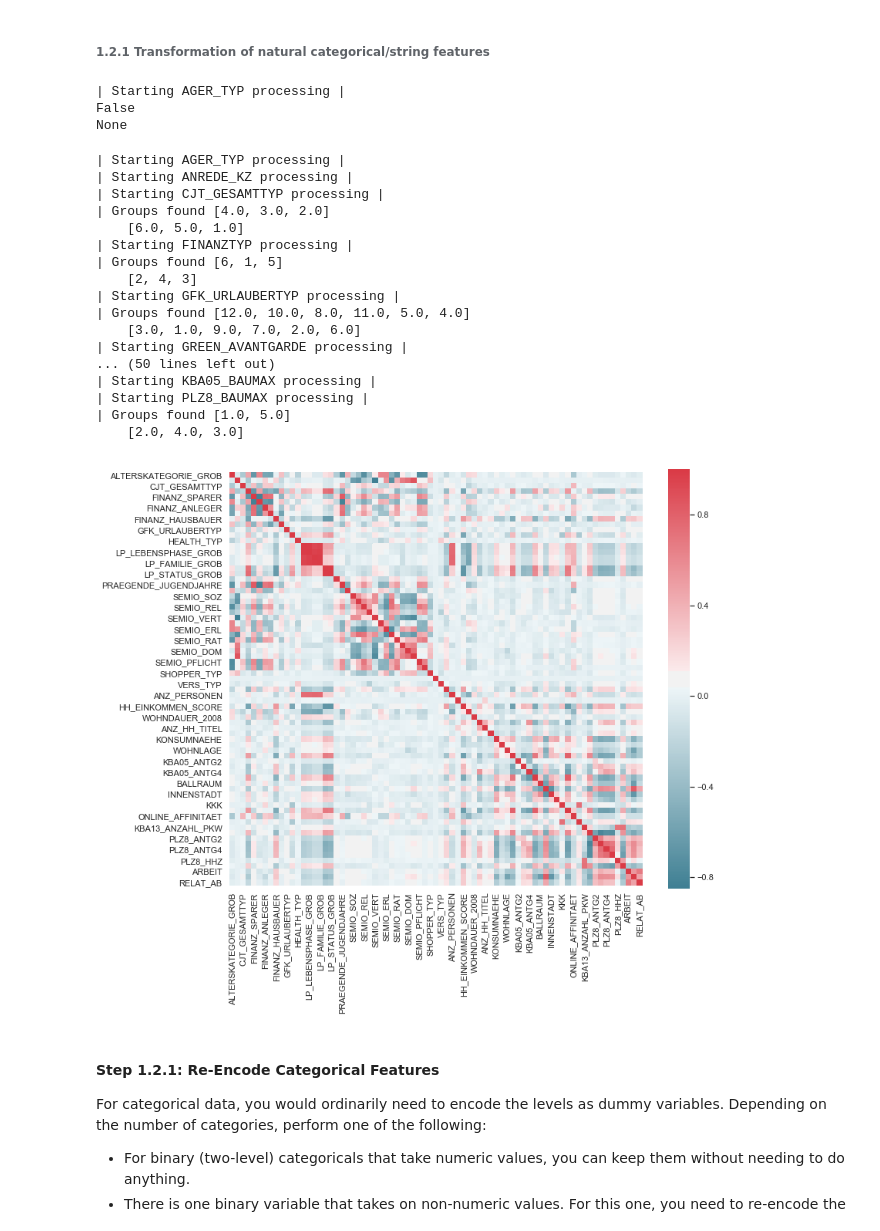
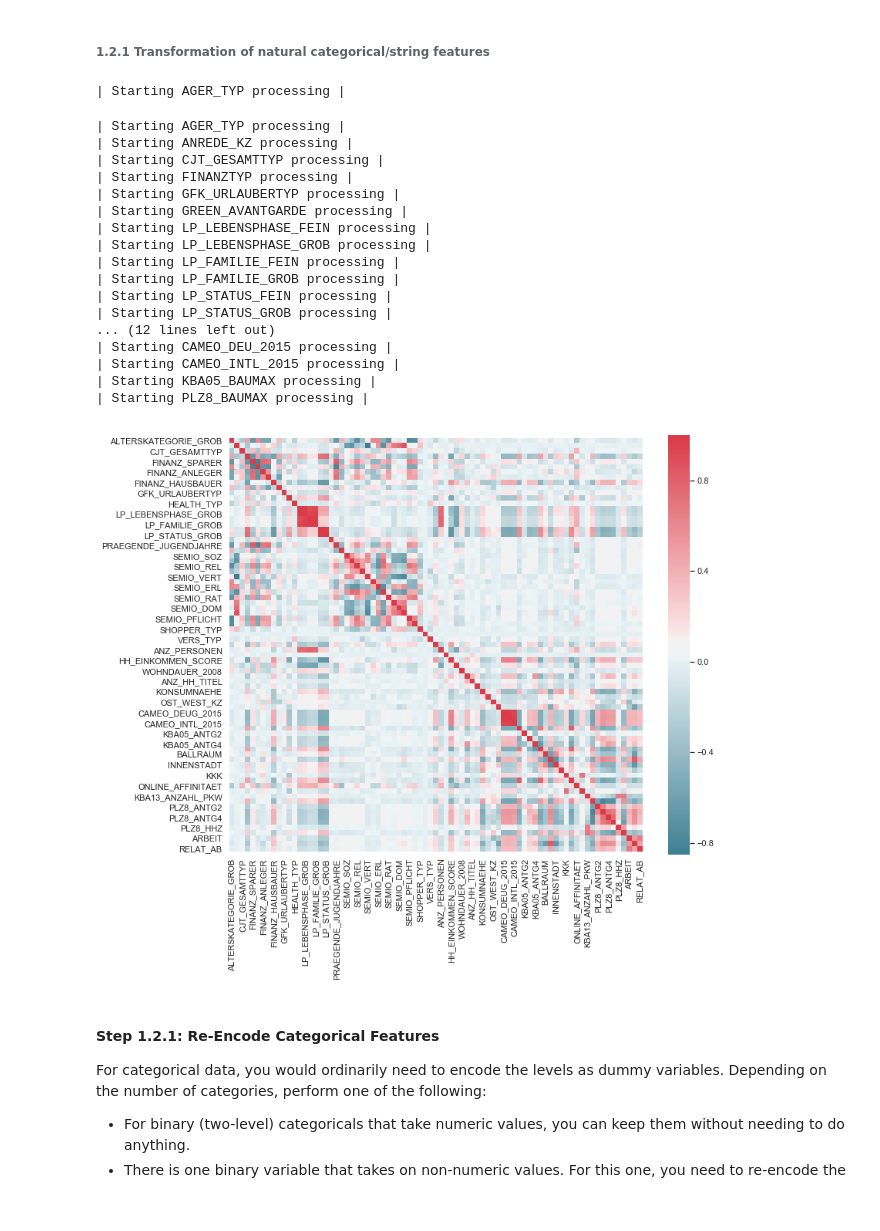
Before and after one commit to ManuelMartin11/arvato, a Jupyter notebook: arvato.ipynb, the cells around one changed output. Drawn from its saved outputs; the diff is of its cells as text; code cells hidden in the pictures.

```diff
--- a/arvato.ipynb
+++ b/arvato.ipynb
@@ -42,7 +42,7 @@ To start off with, load in the demographics data for the general population into
 Once the dataset is loaded, it's recommended that you take a little bit of time just browsing the general structure of the dataset and feature summary file. You'll be getting deep into the innards of the cleaning in the first major step of the project, so gaining some general familiarity can help you get your bearings.
 # %%
 datadir = "data"
-azdiasdir = os.path.join(datadir, "azdias2.csv")
+azdiasdir = os.path.join(datadir, "azdias.csv")
 cust_pop_dir = os.path.join(datadir, "customers.csv")
 featsum_dir = os.path.join(datadir, "feature_sum.csv")
 # %%
@@ -447,47 +462,43 @@ def get_category_groupings(dataset, feature):
 
 # test
 a= get_category_groupings(dt_below, "AGER_TYP")
-print(a)
-print(b)
 # %% [output]
 | Starting AGER_TYP processing |
-False
-None
 # %%
 dt = dt_clean.copy()
 for feature in feat_info[feat_info.type.isin(["mixed", "categorical"])].attribute.values.tolist():
     groups = get_category_groupings(dt, feature)
     if groups:
-        print(f"| Groups found {groups[0]} \n    {groups[1]}")
+        # print(f"| Groups found {groups[0]} \n    {groups[1]}")
         dt[feature] = dt[feature].replace(groups[0], 1)
         dt[feature] = dt[feature].replace(groups[1], 0)
 # %% [output]
 | Starting AGER_TYP processing |
 | Starting ANREDE_KZ processing |
 | Starting CJT_GESAMTTYP processing |
-| Groups found [4.0, 3.0, 2.0]
-    [6.0, 5.0, 1.0]
 | Starting FINANZTYP processing |
-| Groups found [6, 1, 5]
-    [2, 4, 3]
 | Starting GFK_URLAUBERTYP processing |
-| Groups found [12.0, 10.0, 8.0, 11.0, 5.0, 4.0]
-    [3.0, 1.0, 9.0, 7.0, 2.0, 6.0]
 | Starting GREEN_AVANTGARDE processing |
-... (50 lines left out)
+| Starting LP_LEBENSPHASE_FEIN processing |
+| Starting LP_LEBENSPHASE_GROB processing |
+| Starting LP_FAMILIE_FEIN processing |
+| Starting LP_FAMILIE_GROB processing |
+| Starting LP_STATUS_FEIN processing |
+| Starting LP_STATUS_GROB processing |
+... (12 lines left out)
+| Starting CAMEO_DEU_2015 processing |
+| Starting CAMEO_INTL_2015 processing |
 | Starting KBA05_BAUMAX processing |
 | Starting PLZ8_BAUMAX processing |
-| Groups found [1.0, 5.0]
-    [2.0, 4.0, 3.0]
 # %%
 # How many features are there of each data type?
 import matplotlib.pyplot as plt
 plt.figure(figsize=[12, 10])
 # plt.matshow(azdias.corr())
-sns.heatmap(dt_below.corr(),cmap=cmap, linewidth=0, square=True)
+sns.heatmap(dt_clean.corr(),cmap=cmap, linewidth=0, square=True)
 plt.show()
 # %% [output]
-[figure, old version]
+[figure, new version]
 # %% [markdown]
 #### Step 1.2.1: Re-Encode Categorical Features
 
```
Also changed, not shown: parts of 33 cells of this notebook.
